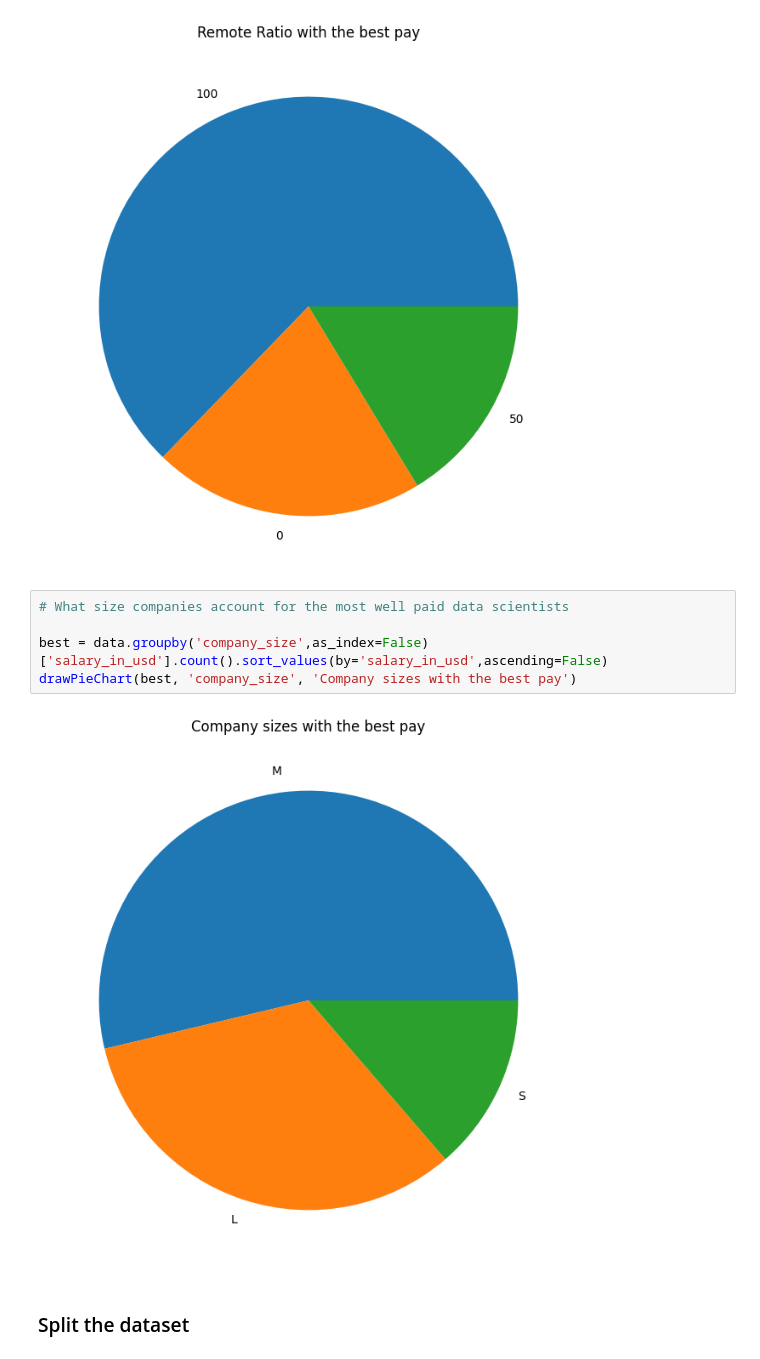
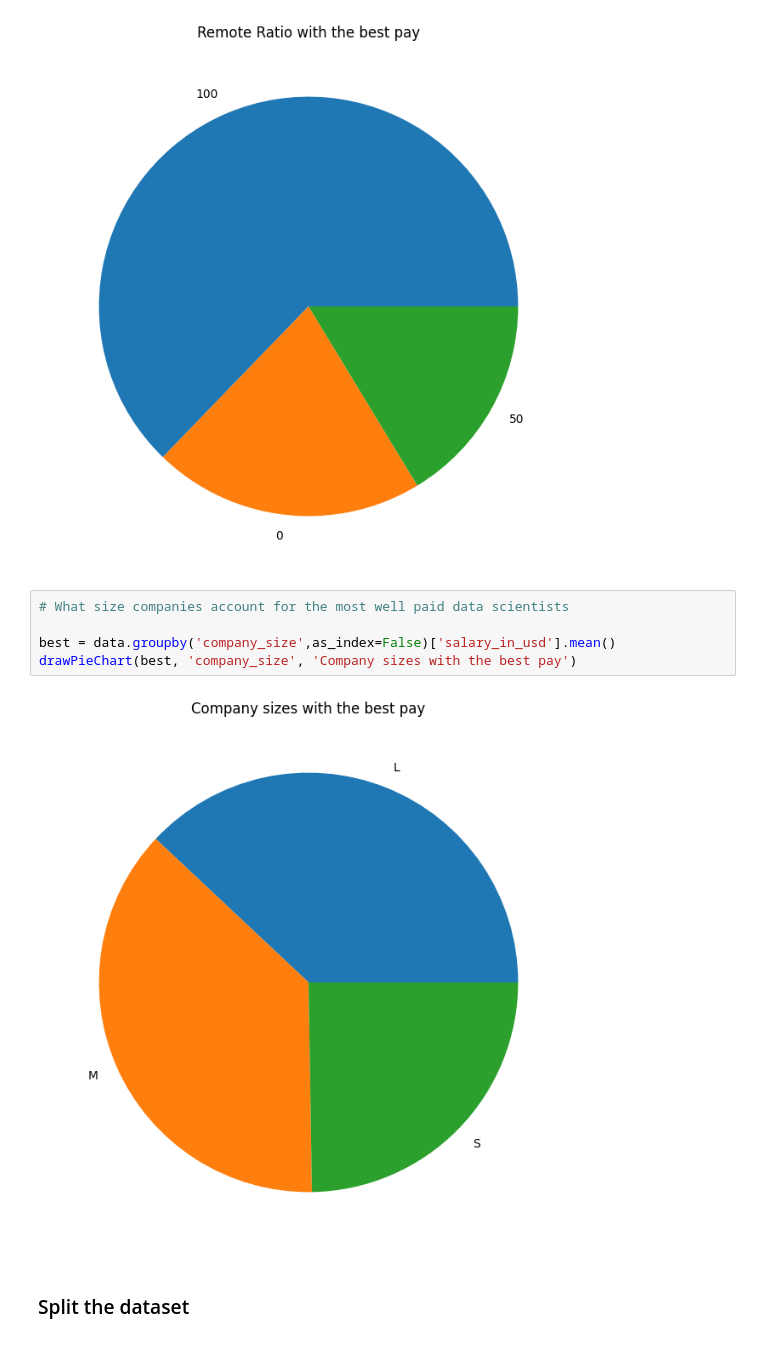
Before and after one commit to pauldumitriu001/EECS3401_IntroToAi_FinalProject, a Jupyter notebook: EECS3401FinalProject-Group8.ipynb, the cells around one changed output. Drawn from its saved outputs; the diff is of its cells as text.

Commit message:
Made pie chart for 'Company Sizes with the best Pay' into average salary for each compnay size

```diff
--- a/EECS3401FinalProject-Group8.ipynb
+++ b/EECS3401FinalProject-Group8.ipynb
@@ -469,13 +469,13 @@ best = data.groupby('remote_ratio',as_index=False)['salary_in_usd'].count().sort
 drawPieChart(best, 'remote_ratio', 'Remote Ratio with the best pay')
 # %% [output]
 [figure]
-# %%
-# What size companies account for the most well paid data scientists
-
-best = data.groupby('company_size',as_index=False)['salary_in_usd'].count().sort_values(by='salary_in_usd',ascending=False)
-drawPieChart(best, 'company_size', 'Company sizes with the best pay')
-# %% [output]
-[figure, removed]
+# %%
+# What size companies account for the most well paid data scientists
+
+best = data.groupby('company_size',as_index=False)['salary_in_usd'].mean()
+drawPieChart(best, 'company_size', 'Company sizes with the best pay')
+# %% [output]
+[figure, added]
 # %% [markdown]
 ### Split the dataset
 # %%
```
Also changed, not shown: parts of 23 cells of this notebook.
